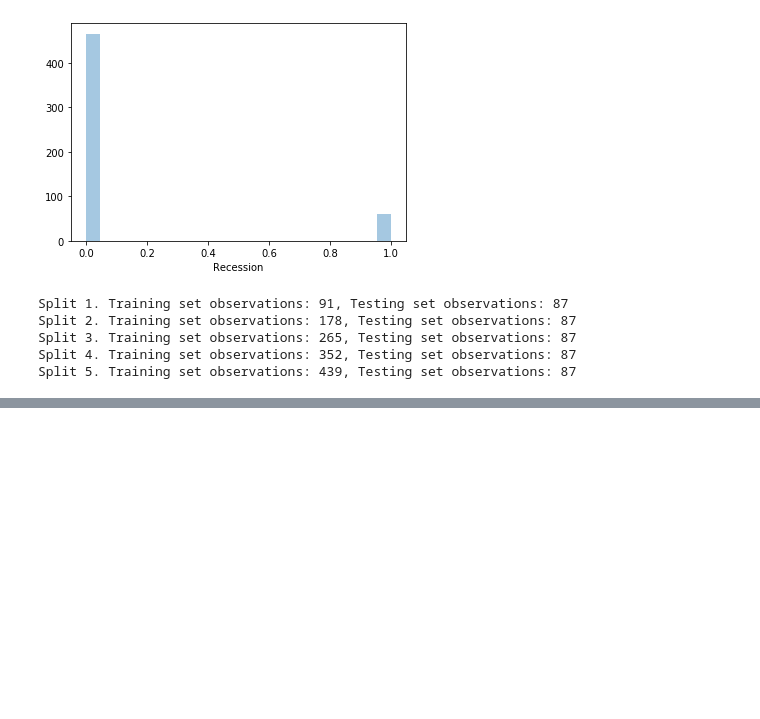
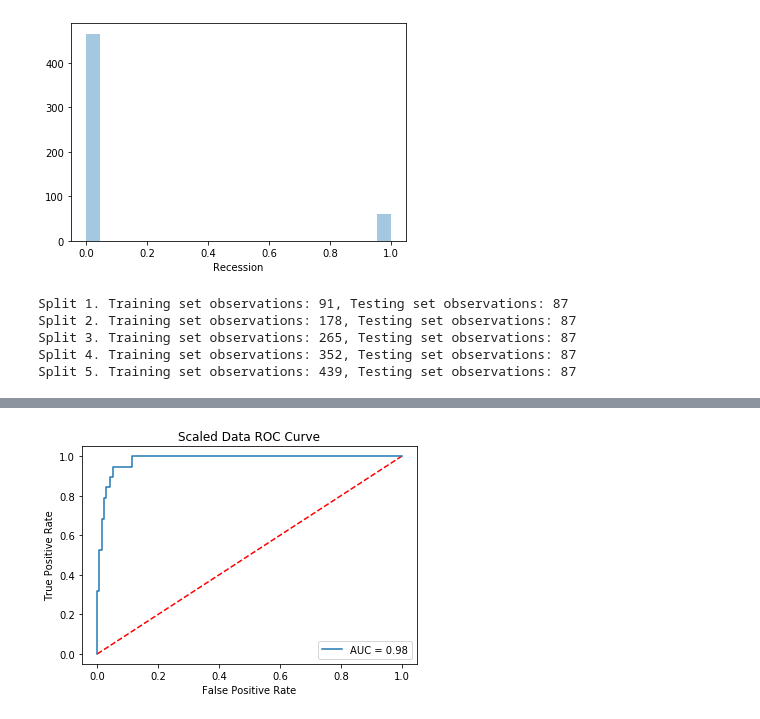
Before and after one commit to sheri-kamal/DATA71200-SP2020, a Jupyter notebook: Project 2 - Supervised Learning.ipynb, the cells around one changed output, grey strips where cells are left out. Cells and saved outputs as stored; diff of their text form; code cells hidden in the pictures; blank space fills up the shorter version.

```diff
--- a/Project 2 - Supervised Learning.ipynb
+++ b/Project 2 - Supervised Learning.ipynb
@@ -319,0 +151,15 @@ plot_feature_importances(dtmodel4)
+# %%
+y_pred_prob_scaled = logreg_scaled.predict_proba(X_test)[:,1]
+
+logreg_scaled_roc_auc = roc_auc_score(y_test, y_pred_prob_scaled)
+fpr, tpr, thresholds = roc_curve(y_test, y_pred_prob_scaled)
+
+plt.plot([0, 1], [0, 1], 'r--')
+plt.plot(fpr, tpr, label='AUC = %0.2f' % logreg_scaled_roc_auc)
+plt.xlabel('False Positive Rate')
+plt.ylabel('True Positive Rate')
+plt.title('Scaled Data ROC Curve')
+plt.legend(loc="lower right")
+plt.show()
+# %% [output]
+[figure, added]
```
Also changed, not shown: parts of 30 cells of this notebook.
